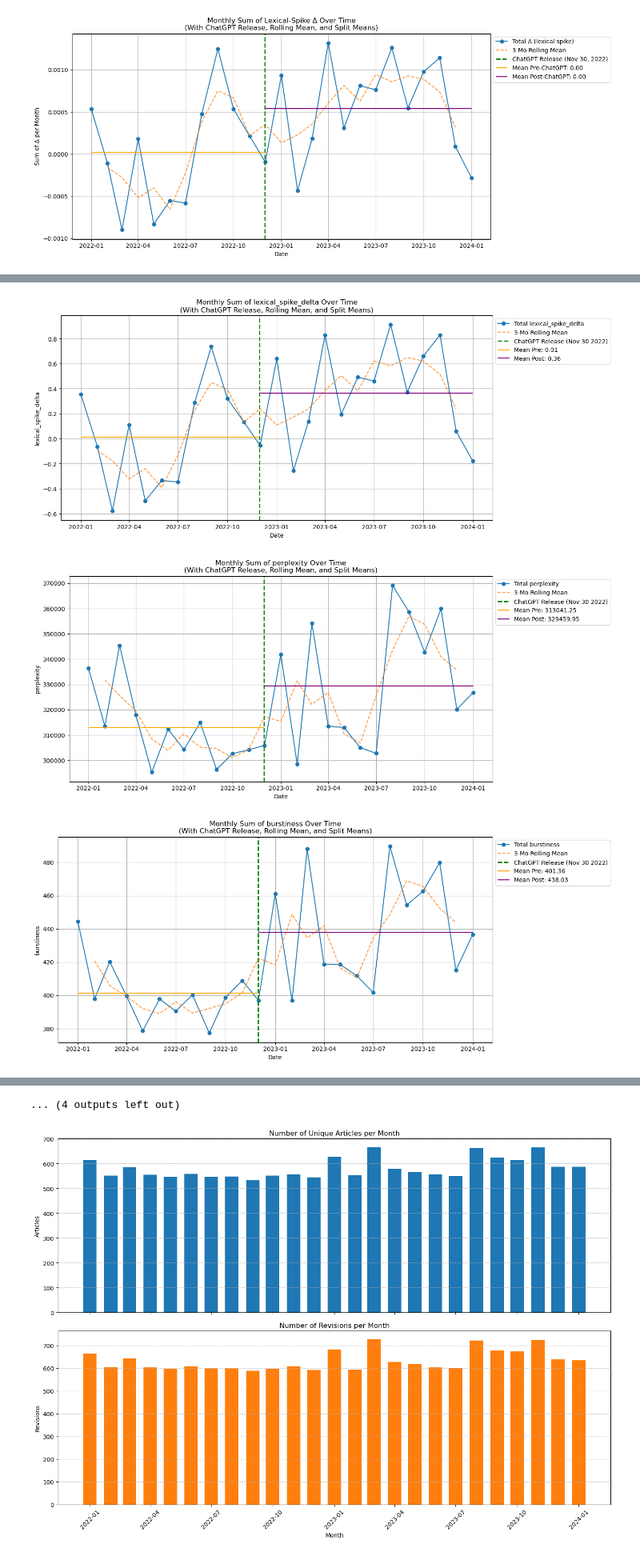
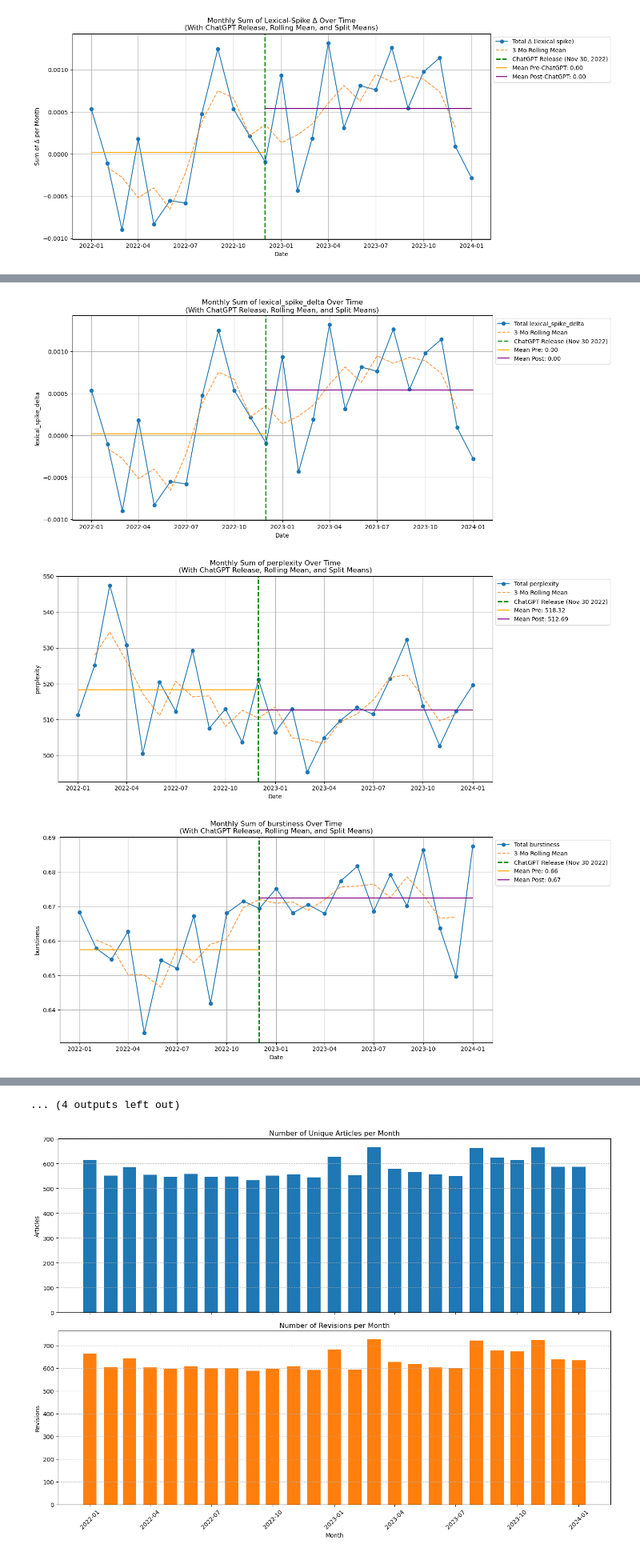
Before and after one commit to LeTartap/WikiMScThesis, a Jupyter notebook: python_code/data_analysis.ipynb, the cells around one changed output, grey strips where cells are left out. Shown at 80% size. Drawn from its saved outputs; the diff is of its cells as text; code cells hidden in the pictures.

Commit message:
new plots saved

```diff
--- a/python_code/data_analysis.ipynb
+++ b/python_code/data_analysis.ipynb
@@ -206,7 +206,7 @@ for feat in feature_cols:
     # a) aggregate by month (sum; or .mean() if you prefer average)
     monthly = (
         df.groupby('month')[feat]
-          .sum()
+          .mean() # or .mean() if you want average per month
           .reset_index(name='value')
     )
     # b) rolling mean
@@ -240,7 +240,7 @@ for feat in feature_cols:
               linewidth=1.5,
               label=f'Mean Post: {mean_post:.2f}')
 
-    ax.set_title(f'Monthly Sum of {feat} Over Time\n'
+    ax.set_title(f'Monthly Mean of {feat} Over Time\n'
                  '(With ChatGPT Release, Rolling Mean, and Split Means)')
     ax.set_xlabel('Date')
     ax.set_ylabel(feat)
@@ -254,3 +254,3 @@ for feat in feature_cols:
-[figure, old version]
+[figure, new version]
-[figure, old version]
+[figure, new version]
-[figure, old version]
+[figure, new version]
```
Also changed, not shown: parts of 1 cell of this notebook.
